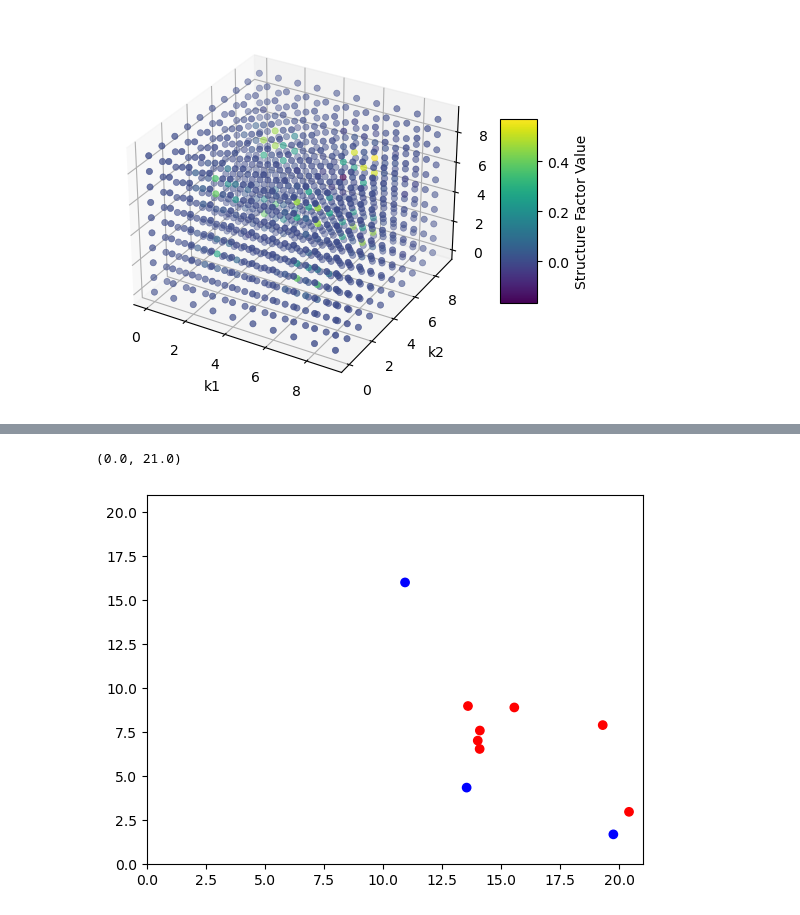
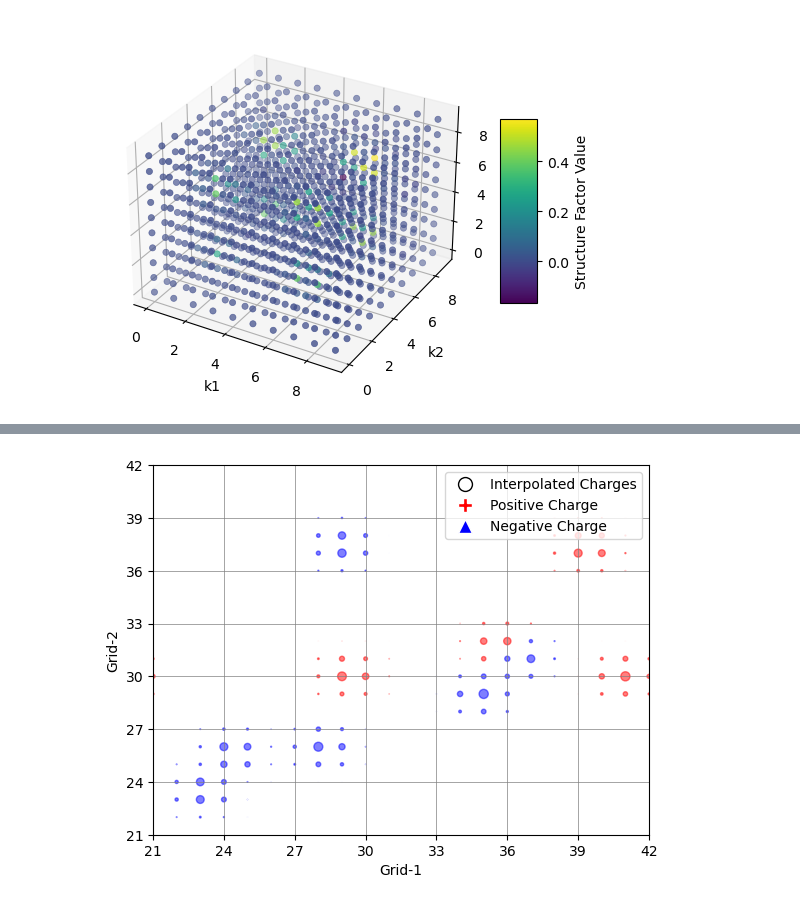
Before and after one commit to ejmeitz/CUDA_P3M, a Jupyter notebook: python/implimentation.ipynb, the cells around one changed output, grey strips where cells are left out. Saved outputs shown, nothing was run; the diff lists cells and outputs as text; code cells hidden in the pictures.

```diff
--- a/python/implimentation.ipynb
+++ b/python/implimentation.ipynb
@@ -234,3 +281,5 @@ for k1 in k:
+# %%
+Q_mat_mod = Q_mat_2D_mod([63,63], q_2D, u_images, n=2, image=1)
 # %%
 import numpy as np
 import matplotlib.pyplot as plt
@@ -317,8 +376,57 @@ plt.show()
-# %%
-colors = np.where(charges_2D > 0, 'red', 'blue')
-plt.scatter(u_2D[:,0], u_2D[:,1], color=colors)
-plt.xlim(0, 21)
-plt.ylim(0, 21)
-# %% [output]
-(0.0, 21.0)
-[figure, removed]
+# %%
+import numpy as np
+import matplotlib.pyplot as plt
+from matplotlib.ticker import MaxNLocator
+from matplotlib.lines import Line2D
+
+# Selecting a 2D slice of the structureFactor
+# Create a 10x10 grid
+k1, k2 = np.meshgrid(np.arange(63), np.arange(63))
+
+# Flatten the grid for plotting
+k1_flattened = k1.flatten()
+k2_flattened = k2.flatten()
+Q_mat_2D_flattened = Q_mat_mod.flatten()
+
+# Define colors based on sign: e.g., red for positive, blue for negative
+colors = np.where(Q_mat_2D_flattened > 0, 'red', 'blue')
+
+# Define sizes based on the absolute value of the structure factor
+size_scale = 100
+sizes = np.abs(Q_mat_2D_flattened) * size_scale
+
+# Plotting
+fig, ax = plt.subplots()
+
+# Scatter plot with sizes based on magnitude and colors based on sign
+
+sc = ax.scatter(k1_flattened, k2_flattened, s=sizes, color=colors, alpha = 0.5)
+
+positive_indices = np.where(q_2D > 0)
+negative_indices = np.where(q_2D < 0)
+# plt.scatter(u_2D[positive_indices, 0], u_2D[positive_indices, 1], color='red',  marker='P',  edgecolors='black')
+# plt.scatter(u_2D[negative_indices, 0], u_2D[negative_indices, 1], color='blue', marker='^',  edgecolors='black')
+# Set labels
+ax.xaxis.set_major_locator(MaxNLocator(integer=True))
+ax.yaxis.set_major_locator(MaxNLocator(integer=True))
+legend_elements = [
+    Line2D([0], [0], marker='o', color='w', label='Interpolated Charges', markerfacecolor='white', markeredgecolor='black', markersize=10),
+    Line2D([0], [0], marker='P', color='w', label='Positive Charge', markerfacecolor='red', markersize=10),
+    Line2D([0], [0], marker='^', color='w', label='Negative Charge', markerfacecolor='blue', markersize=10)
+    # Add more markers as needed
+]
+
+ax.grid(which='major', color='gray', linestyle='-', linewidth=0.5)
+
+plt.xlabel('Grid-1')
+plt.ylabel('Grid-2')
+
+plt.xlim(21,42)
+plt.ylim(21, 42)
+
+ax.legend(handles=legend_elements, loc='upper right')
+
+# Show plot
+plt.show()
+# %% [output]
+[figure, added]
```
Also changed, not shown: parts of 19 cells of this notebook.
